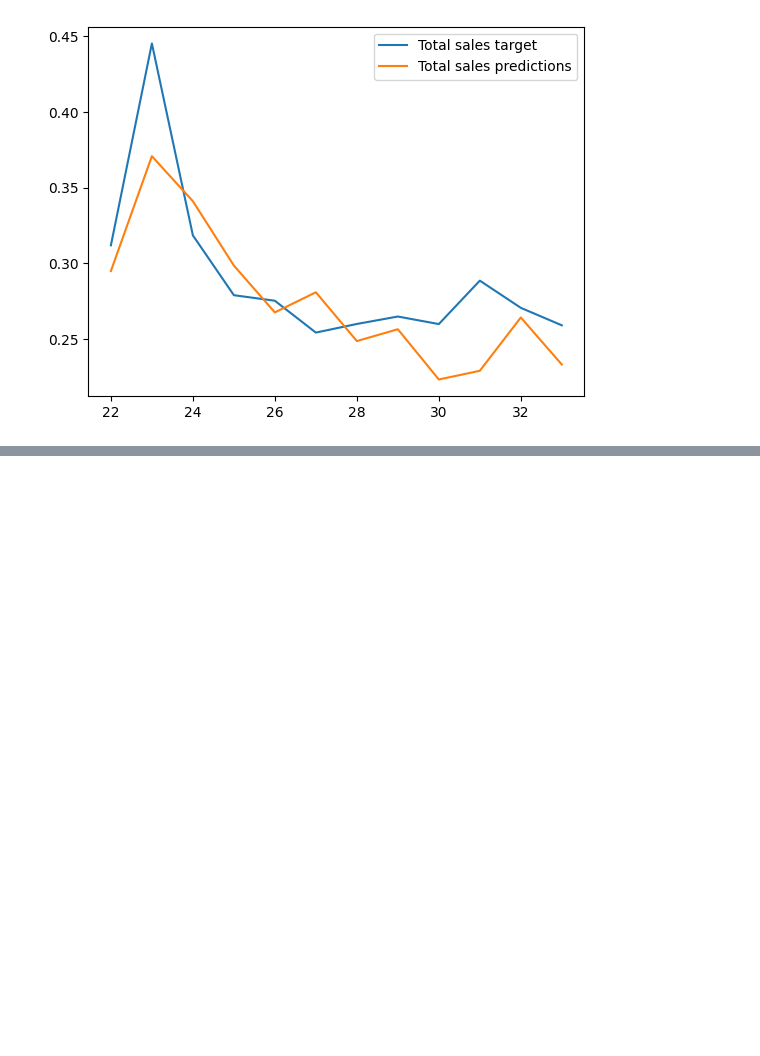
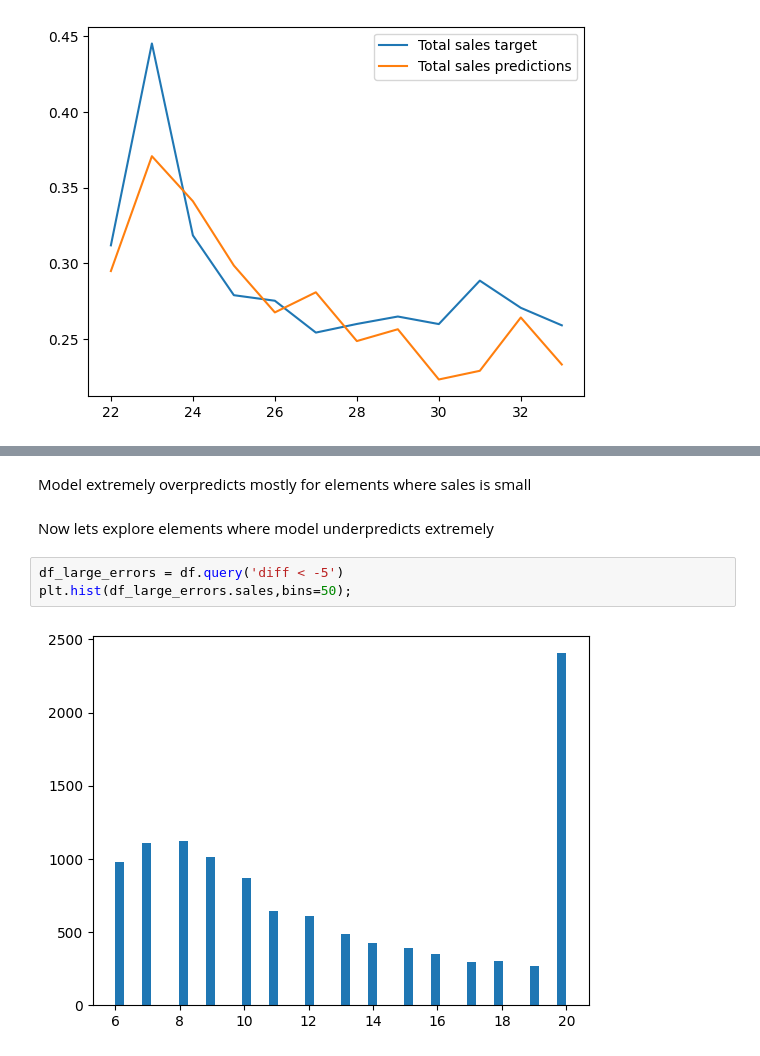
Before and after one commit to valera2444/FutureSalesPrediction, a Jupyter notebook: error_analysis_and_interpret/Error_analysis.ipynb, the cells around one changed output, grey strips where cells are left out. Cells and saved outputs as stored; diff of their text form; blank space fills up the shorter version.

```diff
--- a/error_analysis_and_interpret/Error_analysis.ipynb
+++ b/error_analysis_and_interpret/Error_analysis.ipynb
@@ -223,0 +252,9 @@ ax[1].set_title('SMAPE error for different sales');
+# %% [markdown]
+Model extremely  overpredicts mostly for elements where sales is small
+# %% [markdown]
+Now lets explore elements where model underpredicts extremely
+# %%
+df_large_errors = df.query('diff < -5')
+plt.hist(df_large_errors.sales,bins=50);
+# %% [output]
+[figure, added]
```
Also changed, not shown: parts of 35 cells of this notebook, 2 other files.
